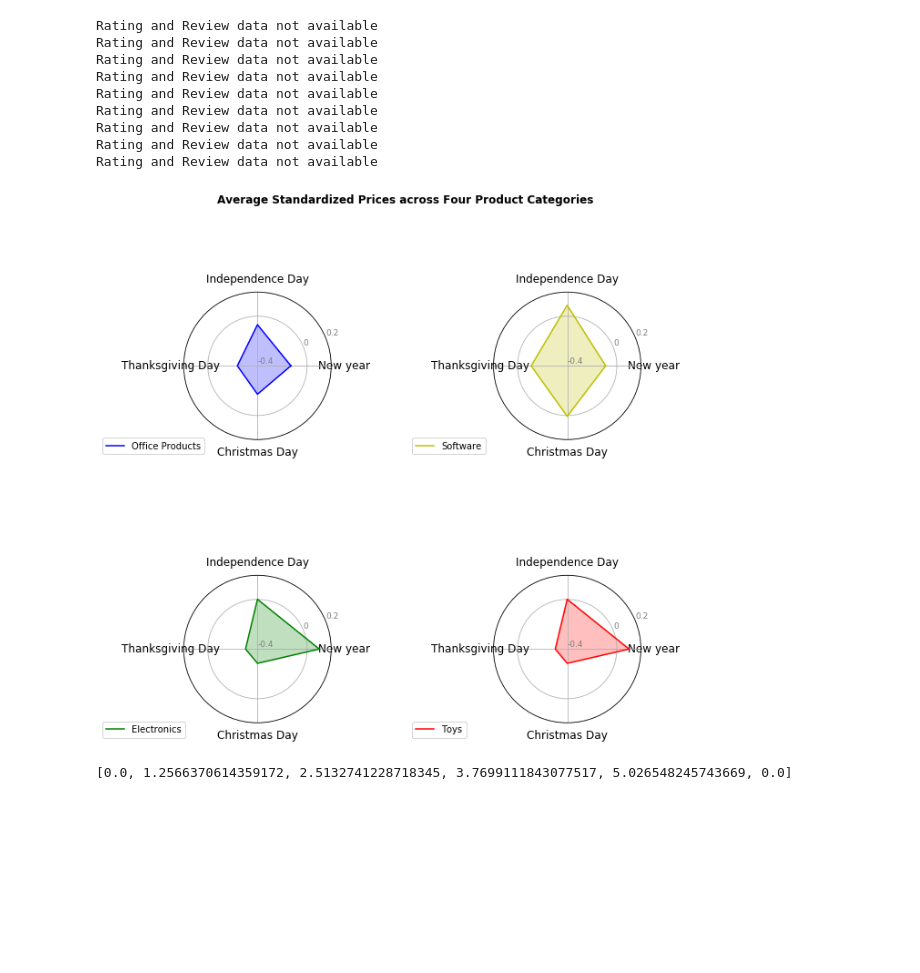
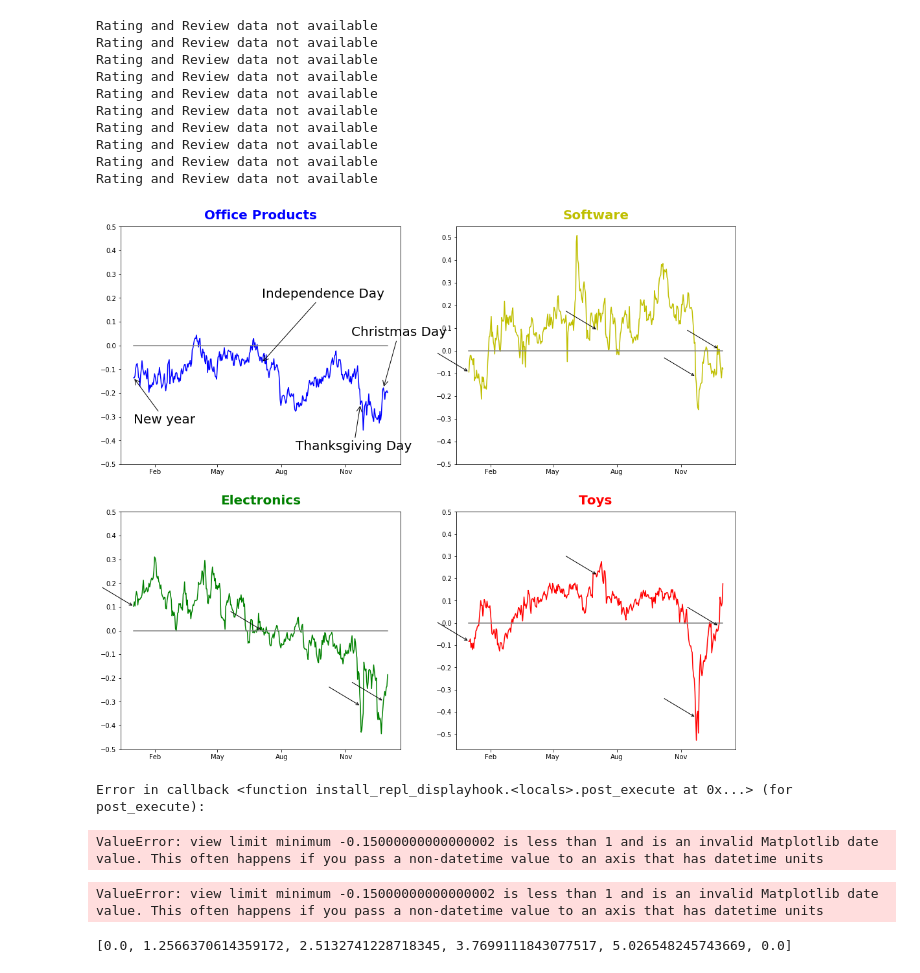
Before and after one commit to ddl004/ECE-143-Amazon-Price-History-Analysis, a Jupyter notebook: Category Class.ipynb, the cells around one changed output. Saved outputs shown, nothing was run; the diff lists cells and outputs as text; code cells hidden in the pictures; blank space fills up the shorter version.

Commit message:
Time_price plot done

```diff
--- a/Category Class.ipynb
+++ b/Category Class.ipynb
@@ -15,10 +15,12 @@ from math import pi
 products1 = list(np.load('office_products_sorted_ph.npy', allow_pickle=True))
 products2 = list(np.load('software.npy', allow_pickle=True))
 products3 = list(np.load('product_electronics_sorted_ph.npy', allow_pickle=True))
+products4 = list(np.load('toy_products_sorted_ph.npy', allow_pickle=True))
 
 products1 = [Product(i) for i in products1]
 products2 = [Product(i) for i in products2]
 products3 = [Product(i) for i in products3]
+products4 = [Product(i) for i in products4]
 # %% [output]
 Rating and Review data not available
 Rating and Review data not available
@@ -29,6 +31,7 @@ Rating and Review data not available
 Rating and Review data not available
 Rating and Review data not available
 Rating and Review data not available
+Rating and Review data not available
 # %%
 class Category:
     '''
@@ -111,6 +114,8 @@ class Category:
 
         plt.scatter(x,y)
 
+
+
     def holiday_correlation(self, year=2018, plot=False):
         '''Plot standardized avg price history correlation with a country's holidays
 
@@ -137,3 +142,12 @@ class Category:
             self.plot_radar(holiday_avg)
 
         return holiday_df, holiday_avg
+
+    def time_price(self, year=2018, plot=False):
+        standard_df = self.product_list[0].df[['amazon_time', 'standardized']][self.product_list[0].df['amazon_time'].dt.year == year]
+        for i, product in enumerate(self.product_list[1:]):
+            suffix = ("_%d" % i, "_%d" % (i+1))
+            standard_df = pd.merge_ordered(standard_df, product.df[['amazon_time', 'standardized']][product.df['amazon_time'].dt.year == year], on='amazon_time', suffixes=suffix)
+        standard_df = standard_df.set_index(['amazon_time'])
+        standard_df = standard_df.mean(1)
+        return standard_df
@@ -202,16 +205,30 @@ def plot_radar(data):
 cat1 = Category(products1)
 cat2 = Category(products2)
 cat3 = Category(products3)
+cat4 = Category(products4)
 # %%
-_, hol_1 = cat1.holiday_correlation(2018, False)
-_, hol_2 = cat2.holiday_correlation(2018, False)
-_, hol_3 = cat3.holiday_correlation(2018, False)
+# _, hol_1 = cat1.holiday_correlation(2018, False)
+# _, hol_2 = cat2.holiday_correlation(2018, False)
+# _, hol_3 = cat3.holiday_correlation(2018, False)
+
+time_price_1 = cat1.time_price(2018, False)
+time_price_2 = cat2.time_price(2018, False)
+time_price_3 = cat3.time_price(2018, False)
+time_price_4 = cat4.time_price(2018, False)
+# %%
+frame = {'Office Products': time_price_1, 'Software': time_price_2, 'Electronics': time_price_3, 'Toys': time_price_4}
+time_price_df = pd.DataFrame(frame)
+plot_time_price(data = time_price_df)
+# %% [output]
+[figure, added]
 # %%
 frame = {'Office Products': hol_1, 'Software': hol_2, 'Electronics': hol_3, 'Toys': hol_3}
 hol_df = pd.DataFrame(frame)
-plot_radar(data = hol_df)
+plot_time_price(data = hol_df)
 # %% [output]
-[figure, removed]
+Error in callback <function install_repl_displayhook.<locals>.post_execute at 0x...> (for post_execute):
+ValueError: view limit minimum -0.15000000000000002 is less than 1 and is an invalid Matplotlib date value. This often happens if you pass a non-datetime value to an axis that has datetime units
+ValueError: view limit minimum -0.15000000000000002 is less than 1 and is an invalid Matplotlib date value. This often happens if you pass a non-datetime value to an axis that has datetime units
 # %%
 from math import pi
 # Set data
```
Also changed, not shown: parts of 2 cells of this notebook, 3 other files.
